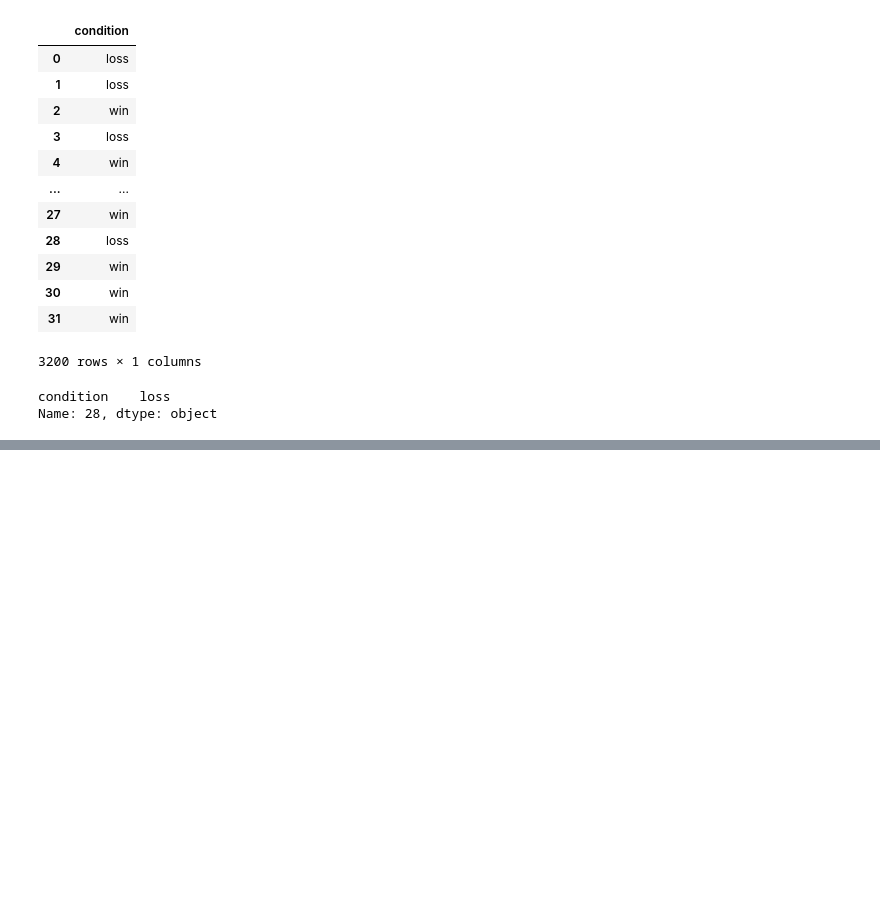
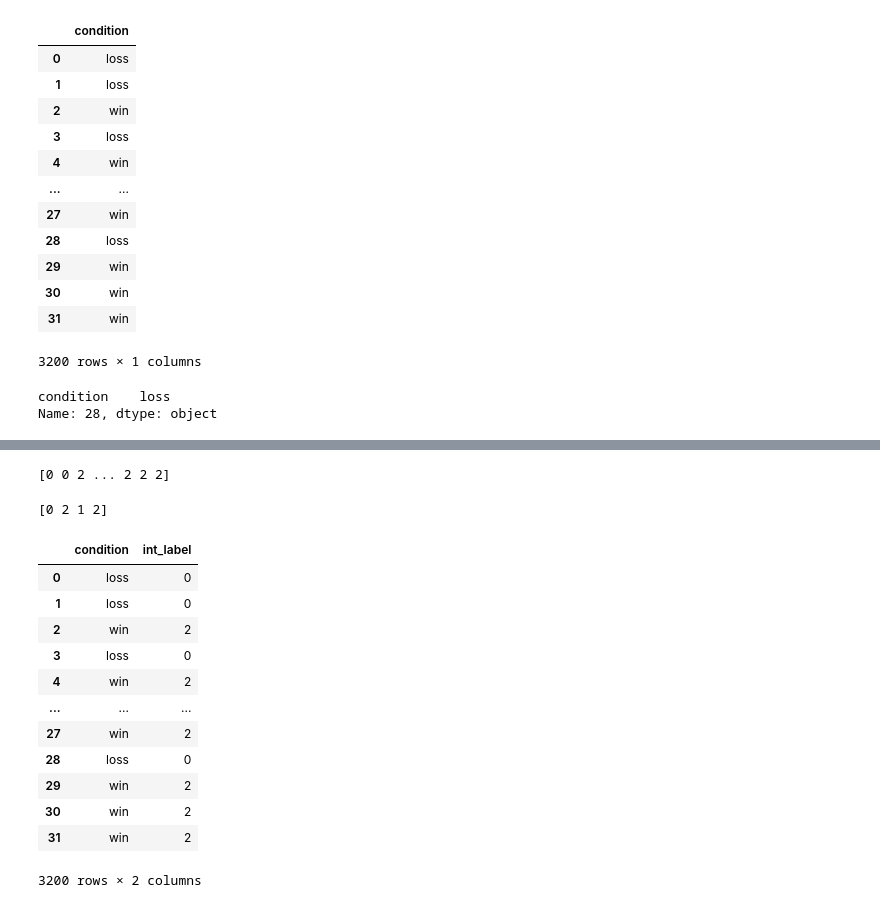
Before and after one commit to robml/MultiDeepRLNeuroGambling, a Jupyter notebook: 1_get_fmri_time_series.ipynb, the cells around one changed output, grey strips where cells are left out. Saved outputs shown, nothing was run; the diff lists cells and outputs as text; code cells hidden in the pictures; blank space fills up the shorter version.

```diff
--- a/1_get_fmri_time_series.ipynb
+++ b/1_get_fmri_time_series.ipynb
@@ -407,0 +428,2 @@ Name: 28, dtype: object
+# %%
+df_conditions = pd.read_csv('data_events_all.csv',index_col=0)
@@ -407,0 +449,32 @@ Name: 28, dtype: object
+# %%
+cond_array = np.ravel(df_conditions.values)
+# %%
+label_encoder = LabelEncoder()
+integer_encoded = label_encoder.fit_transform(cond_array)
+# %%
+print(integer_encoded)
+# %% [output]
+[0 0 2 ... 2 2 2]
+# %%
+encoded = label_encoder.transform(['loss','win','neut','win'])
+print(encoded)
+# %% [output]
+[0 2 1 2]
+# %%
+df_conditions['int_label']=integer_encoded
+# %%
+df_conditions
+# %% [output]
+|  | condition | int_label |
+| 0 | loss | 0 |
+| 1 | loss | 0 |
+| 2 | win | 2 |
+| 3 | loss | 0 |
+| 4 | win | 2 |
+| ... | ... | ... |
+| 27 | win | 2 |
+| 28 | loss | 0 |
+| 29 | win | 2 |
+| 30 | win | 2 |
+| 31 | win | 2 |
+3200 rows × 2 columns
```
Also changed, not shown: parts of 11 cells of this notebook.
